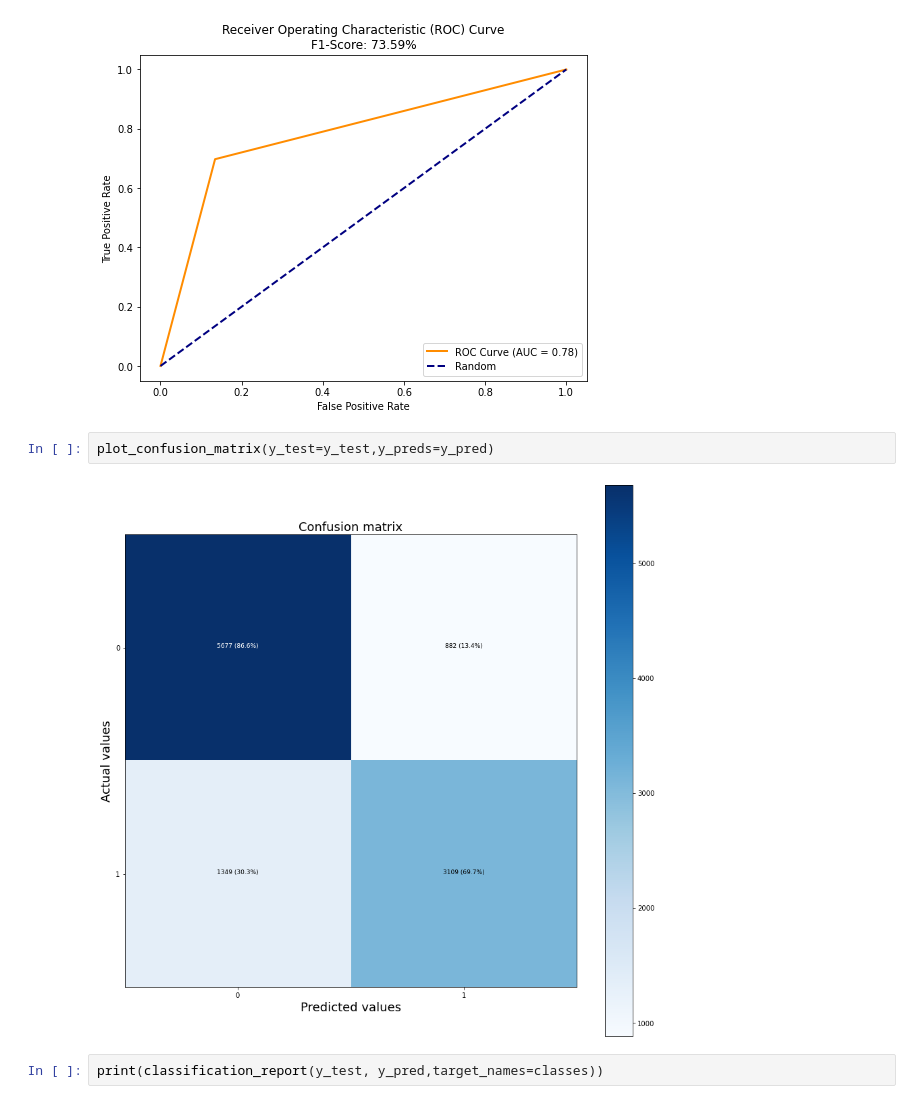
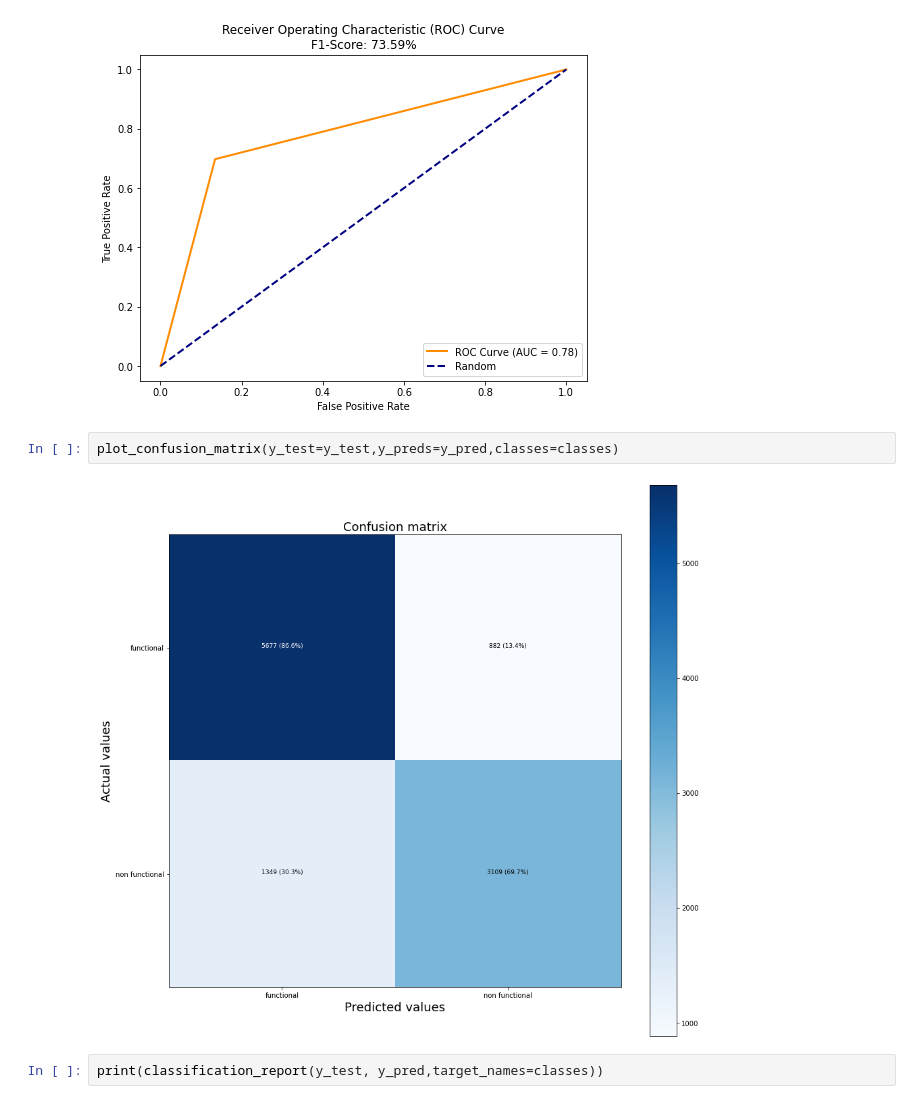
Before and after one commit to Rhino-byte/Tz_Boreholes, a Jupyter notebook: student.ipynb, the cells around one changed output. Saved outputs shown, nothing was run; the diff lists cells and outputs as text.

```diff
--- a/student.ipynb
+++ b/student.ipynb
@@ -829,9 +832,9 @@ plot_roc(y_test,y_pred,tree_f1score)
 # %% [output]
 [figure]
 # %%
-plot_confusion_matrix(y_test=y_test,y_preds=y_pred)
+plot_confusion_matrix(y_test=y_test,y_preds=y_pred,classes=classes)
 # %% [output]
-[figure, old version]
+[figure, new version]
 # %%
 print(classification_report(y_test, y_pred,target_names=classes))
 # %% [output]
```
Also changed, not shown: parts of 4 cells of this notebook, 1 other file.
